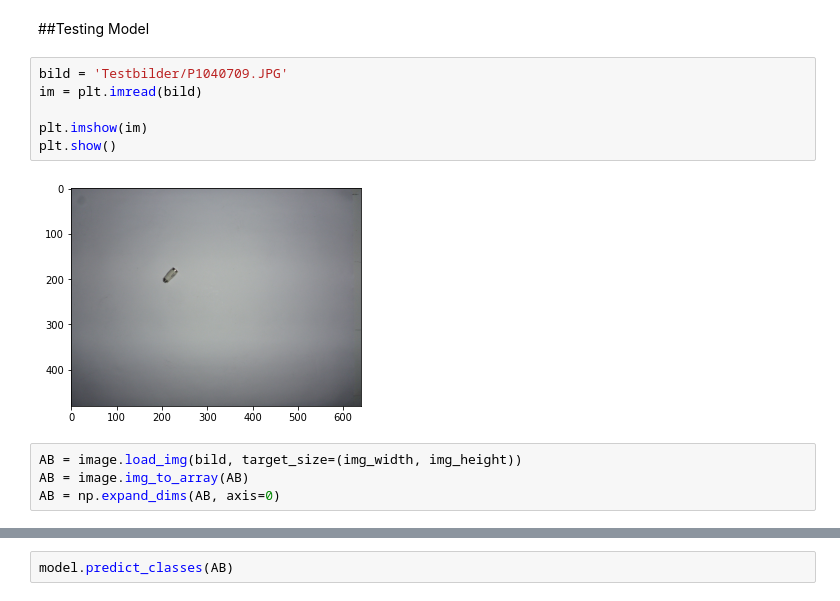
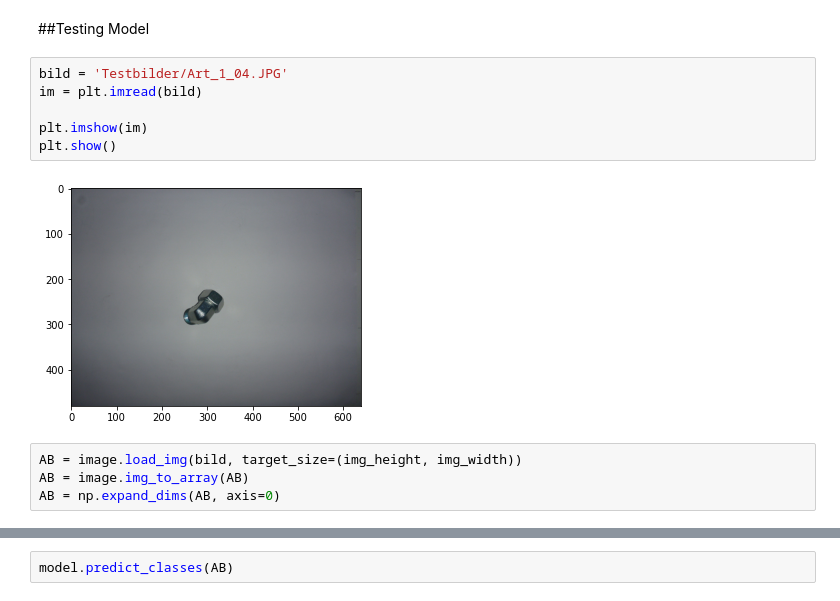
Before and after one commit to leehon94/Automated-Product-Identification_PJS, a Jupyter notebook: Keras Modelle/VGG19_5-1.ipynb, the cells around one changed output, grey strips where cells are left out. Drawn from its saved outputs; the diff is of its cells as text.

```diff
--- a/Keras Modelle/VGG19_5-1.ipynb
+++ b/Keras Modelle/VGG19_5-1.ipynb
@@ -183,15 +216,15 @@ plt.show()
 # %% [markdown]
 ##Testing Model
 # %%
-bild = 'Testbilder/P1040709.JPG'
+bild = 'Testbilder/Art_1_04.JPG'
 im = plt.imread(bild)
 
 plt.imshow(im)
 plt.show()
 # %% [output]
-[figure, old version]
+[figure, new version]
 # %%
-AB = image.load_img(bild, target_size=(img_width, img_height))
+AB = image.load_img(bild, target_size=(img_height, img_width))
 AB = image.img_to_array(AB)
 AB = np.expand_dims(AB, axis=0)
 # %%
```
Also changed, not shown: parts of 17 cells of this notebook.
